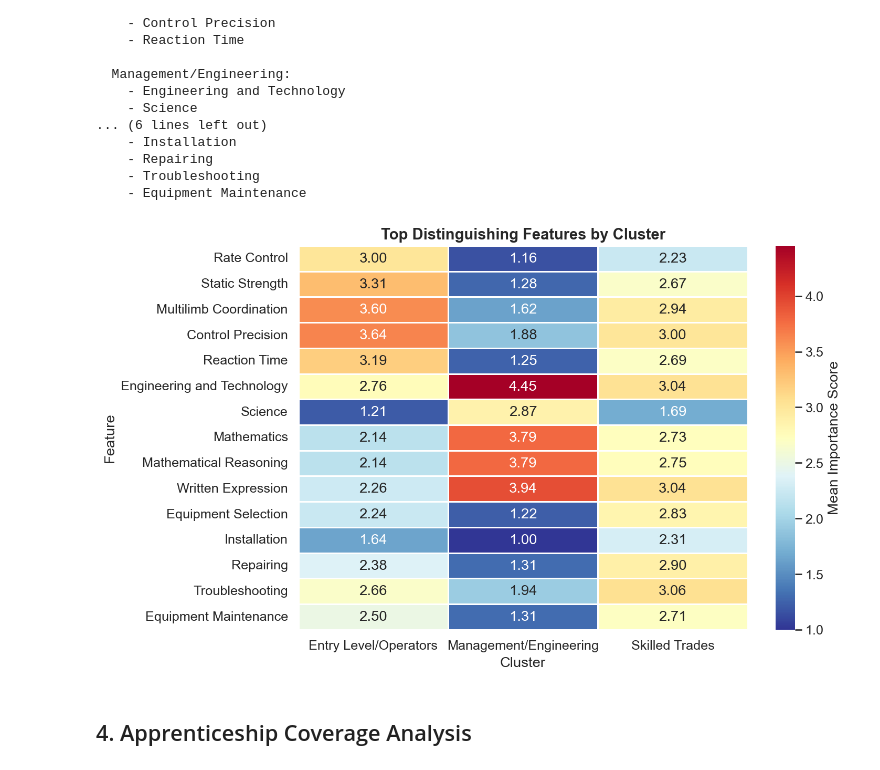
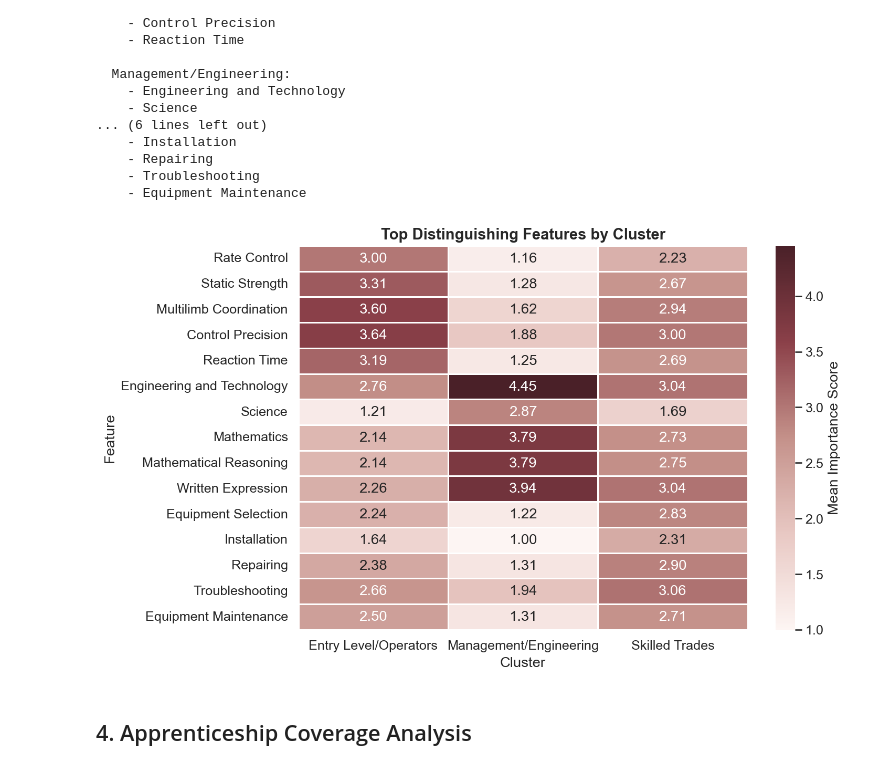
Before and after one commit to zongyang078/CareerDrive, a Jupyter notebook: notebooks/03_eda.ipynb, the cells around one changed output. Saved outputs shown, nothing was run; the diff lists cells and outputs as text; code cells hidden in the pictures.

```diff
--- a/notebooks/03_eda.ipynb
+++ b/notebooks/03_eda.ipynb
@@ -36,13 +36,14 @@ import numpy as np
 import matplotlib.pyplot as plt
 import seaborn as sns
 from sklearn.preprocessing import StandardScaler
+from src.theme import CLUSTER_COLORS, PALETTE_EXT, CMAP_SEQUENTIAL
 
-sns.set_theme(style="whitegrid", palette="muted", font_scale=1.1)
-plt.rcParams['figure.dpi'] = 150
-plt.rcParams['savefig.dpi'] = 150
-plt.rcParams['savefig.bbox'] = 'tight'
+sns.set_theme(style="whitegrid", font_scale=1.1)
+plt.rcParams["figure.dpi"] = 150
+plt.rcParams["savefig.dpi"] = 150
+plt.rcParams["savefig.bbox"] = "tight"
 
-EXCEL = '../data/raw/Career_Drive_Project_Data_Sources.xlsx'
+EXCEL = "../data/raw/Career_Drive_Project_Data_Sources.xlsx"
 # %%
 # Load all processed datasets
 agc = pd.read_csv('../data/processed/agc_members.csv')
@@ -230,26 +222,25 @@ Top 5 distinguishing features per cluster:
     - Troubleshooting
     - Equipment Maintenance
 # %%
-# Heatmap of top features across clusters
 all_top = []
 for feats in top_features_per_cluster.values():
     all_top.extend(feats)
-all_top = list(dict.fromkeys(all_top))  # deduplicate preserving order
+all_top = list(dict.fromkeys(all_top))
 
 heatmap_data = cluster_means[all_top].T
-heatmap_data.index = [f.split('_', 1)[1] for f in heatmap_data.index]
+heatmap_data.index = [f.split("_", 1)[1] for f in heatmap_data.index]
 
 fig, ax = plt.subplots(figsize=(10, max(6, len(all_top) * 0.4)))
-sns.heatmap(heatmap_data, annot=True, fmt='.2f', cmap='RdYlBu_r', ax=ax,
-            linewidths=0.5, cbar_kws={'label': 'Mean Importance Score'})
-ax.set_title("Top Distinguishing Features by Cluster", fontsize=14, fontweight='bold')
+sns.heatmap(heatmap_data, annot=True, fmt=".2f", cmap=CMAP_SEQUENTIAL, ax=ax,
+            linewidths=0.5, cbar_kws={"label": "Mean Importance Score"})
+ax.set_title("Top Distinguishing Features by Cluster", fontsize=14, fontweight="bold")
 ax.set_xlabel("Cluster")
 ax.set_ylabel("Feature")
 plt.tight_layout()
-plt.savefig('../outputs/skill_profiles_heatmap.png')
+plt.savefig("../outputs/skill_profiles_heatmap.png")
 plt.show()
 # %% [output]
-[figure, old version]
+[figure, new version]
 # %% [markdown]
 ## 4. Apprenticeship Coverage Analysis
 # %% [markdown]
```
Also changed, not shown: parts of 5 cells of this notebook, 18 other files.
